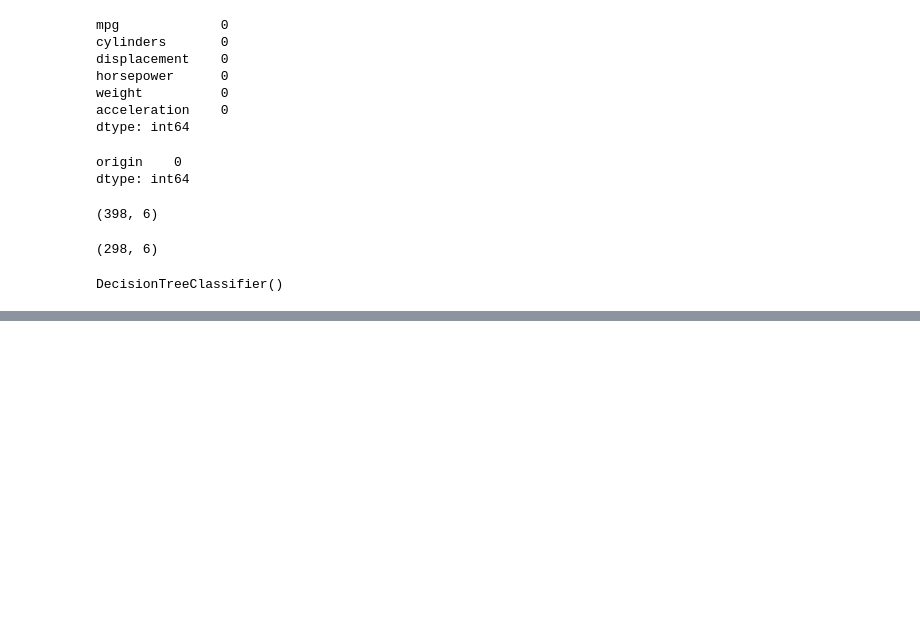
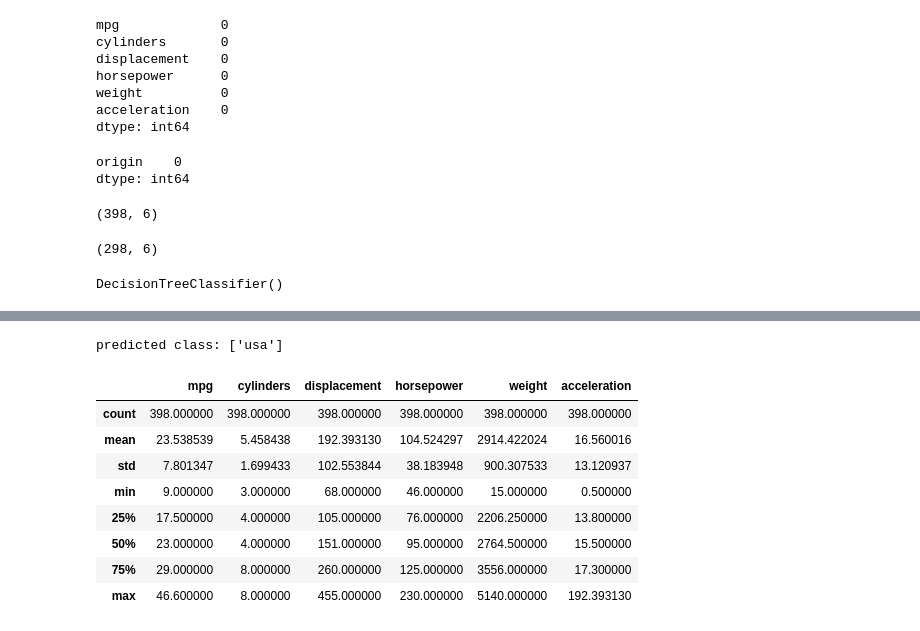
Before and after one commit to nayanraut1412/ML_Practicals, a Jupyter notebook: Practical_4/nayan_exp-4.ipynb, the cells around one changed output, grey strips where cells are left out. Drawn from its saved outputs; the diff is of its cells as text; code cells hidden in the pictures; blank space fills up the shorter version.

```diff
--- a/Practical_4/nayan_exp-4.ipynb
+++ b/Practical_4/nayan_exp-4.ipynb
@@ -348,0 +380,30 @@ tree.plot_tree(clf)
+# %%
+import numpy as np
+user_input = []
+mpg = 25
+cylinders = 5
+displacement = 82
+horsepower = 50
+weight = 200
+acceleration = 100
+user_input.append([mpg, cylinders, displacement, horsepower, weight, acceleration])
+
+user_input = np.array(user_input)
+
+predicted_classes = dt.predict(user_input)
+
+print(f"predicted class: {predicted_classes}")
+# %% [output]
+predicted class: ['usa']
+# %%
+X.describe()
+# %% [output]
+|  | mpg | cylinders | displacement | horsepower | weight | acceleration |
+| count | 398.000000 | 398.000000 | 398.000000 | 398.000000 | 398.000000 | 398.000000 |
+| mean | 23.538539 | 5.458438 | 192.393130 | 104.524297 | 2914.422024 | 16.560016 |
+| std | 7.801347 | 1.699433 | 102.553844 | 38.183948 | 900.307533 | 13.120937 |
+| min | 9.000000 | 3.000000 | 68.000000 | 46.000000 | 15.000000 | 0.500000 |
+| 25% | 17.500000 | 4.000000 | 105.000000 | 76.000000 | 2206.250000 | 13.800000 |
+| 50% | 23.000000 | 4.000000 | 151.000000 | 95.000000 | 2764.500000 | 15.500000 |
+| 75% | 29.000000 | 8.000000 | 260.000000 | 125.000000 | 3556.000000 | 17.300000 |
+| max | 46.600000 | 8.000000 | 455.000000 | 230.000000 | 5140.000000 | 192.393130 |
```
Also changed, not shown: parts of 13 cells of this notebook, 1 other file.
